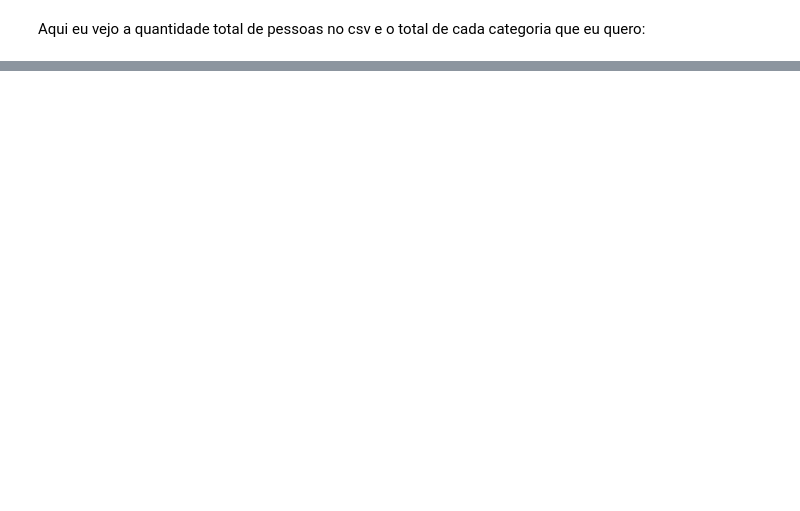
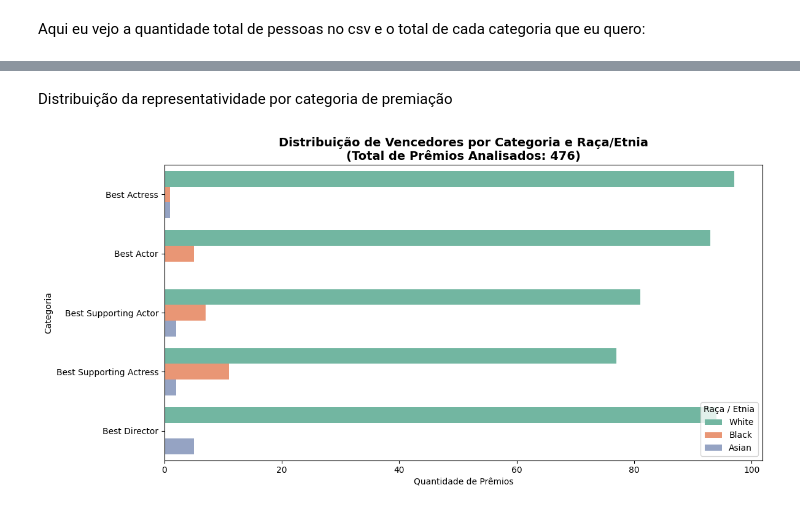
Before and after one commit to jg-lima/projeto-icd, a Jupyter notebook: 4_analise.ipynb, the cells around one changed output, grey strips where cells are left out. Drawn from its saved outputs; the diff is of its cells as text; code cells hidden in the pictures; blank space fills up the shorter version.

Commit message:
Merge com IMDB e Alguns Gráficos

```diff
--- a/4_analise.ipynb
+++ b/4_analise.ipynb
@@ -33,0 +38,7 @@ df_oscar.shape
+# %%
+df = pd.read_csv('datasets/oscar_imdb_merged.csv')
+
+df['year_edition'] = pd.to_numeric(df['year_edition'], errors='coerce').fillna(0).astype(int)
+
+df['decade'] = (df['year_edition'] // 10) * 10
+df_valid = df[df['decade'] >= 1920].copy()
@@ -33,0 +62,14 @@ df_oscar.shape
+# %% [markdown]
+Distribuição da representatividade por categoria de premiação
+# %%
+plt.figure(figsize=(12, 6))
+
+sns.countplot(data=df, y='category', hue='race_ethnicity', palette='Set2')
+plt.title(f'Distribuição de Vencedores por Categoria e Raça/Etnia\n(Total de Prêmios Analisados: {total})', fontsize=14, fontweight='bold')
+plt.xlabel('Quantidade de Prêmios')
+plt.ylabel('Categoria')
+plt.legend(title='Raça / Etnia', loc='lower right')
+plt.tight_layout()
+plt.show()
+# %% [output]
+[figure, added]
```
Also changed, not shown: parts of 8 cells of this notebook, 2 other files.
